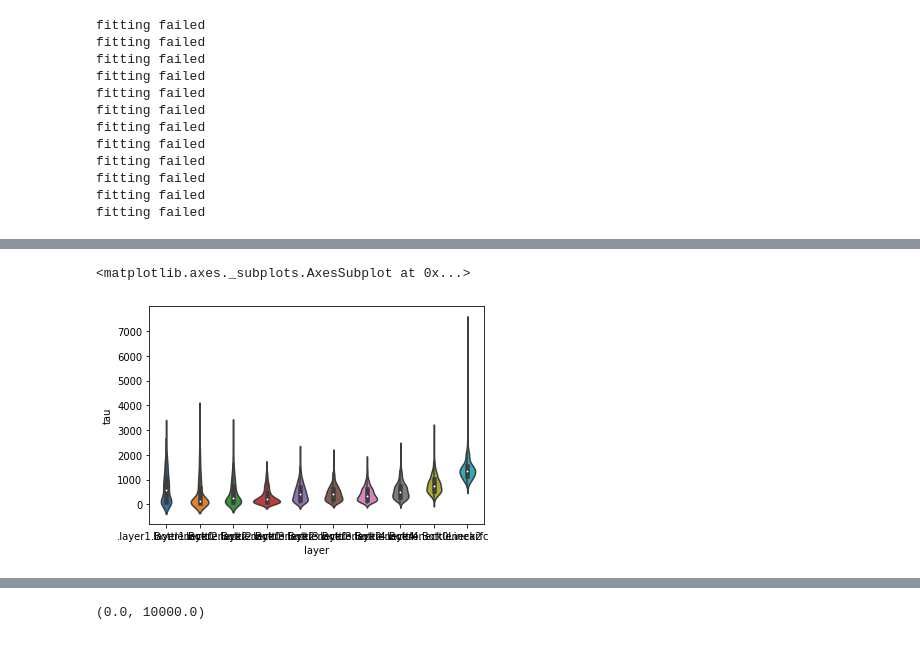
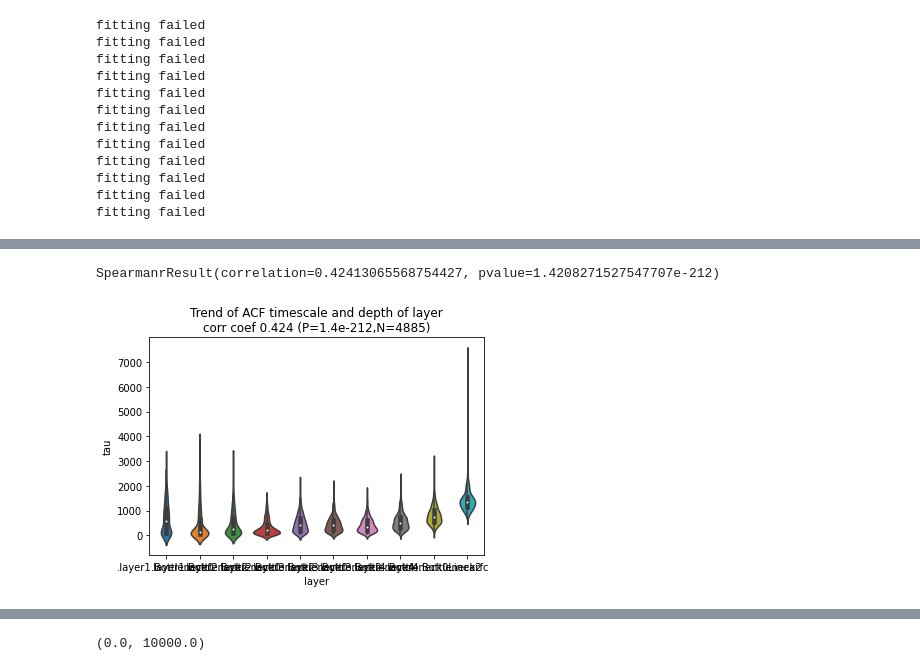
Before and after one commit to Animadversio/Visual_Neuro_InSilico_Exp, a Jupyter notebook: CNNrepr_video_timescale_analysis.ipynb, the cells around one changed output, grey strips where cells are left out. Cells and saved outputs as stored; diff of their text form; code cells hidden in the pictures.

Commit message:
Build the lib for CNN timescale analysis, do the script

```diff
--- a/CNNrepr_video_timescale_analysis.ipynb
+++ b/CNNrepr_video_timescale_analysis.ipynb
@@ -276,4 +286,6 @@ fitting failed
 df_col = []
 for layer, popt_arr in popt_dict.items():
     for i in range(popt_arr.shape[0]):
-        df_col.append((layer, popt_arr[i,0]))
+        df_col.append((layer, popt_arr[i,0], popt_arr[i,1], popt_arr[i,2]))
+
+df = pd.DataFrame(df_col, columns=["layer", "tau", "A", "B"])
@@ -283,4 +292,4 @@ import pandas as pd
-# %%
-df = pd.DataFrame(df_col, columns=["layer", "tau"])
 # %%
 targinvmap = {layer: i for i,layer in enumerate(targetnames)}
+layerid = df.layer.apply(targinvmap.__getitem__)
+df["layer_id"] = layerid
@@ -320,5 +295,0 @@ Name: layer, Length: 4885, dtype: int64
-# %%
-sns.violinplot(x="layer", y="tau", data=df)
-# %% [output]
-<matplotlib.axes._subplots.AxesSubplot at 0x...>
-[figure, removed]
@@ -324,0 +298,11 @@ sns.violinplot(x="layer", y="tau", data=df)
+# %%
+spearmanr(layerid, df.tau)
+# %% [output]
+SpearmanrResult(correlation=0.42413065568754427, pvalue=1.4208271527547707e-212)
+# %%
+cval, pval = spearmanr(layerid, df.tau)
+sns.violinplot(x="layer", y="tau", data=df)
+plt.title("Trend of ACF timescale and depth of layer\ncorr coef %.3f (P=%.1e,N=%d)"%(cval, pval, df.shape[0]));
+plt.show()
+# %% [output]
+[figure, added]
```
Also changed, not shown: parts of 15 cells of this notebook, 3 other files.
